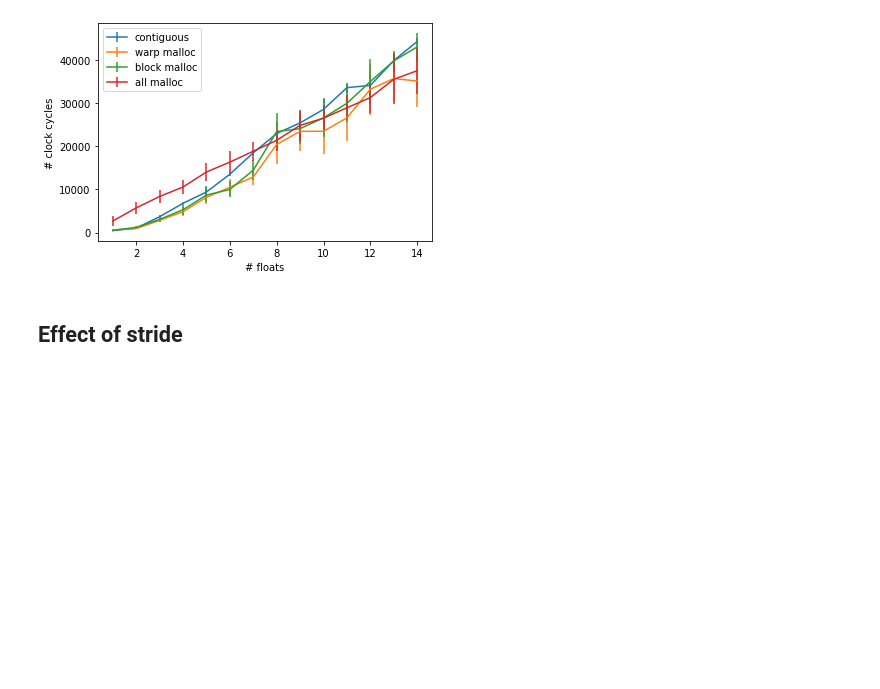
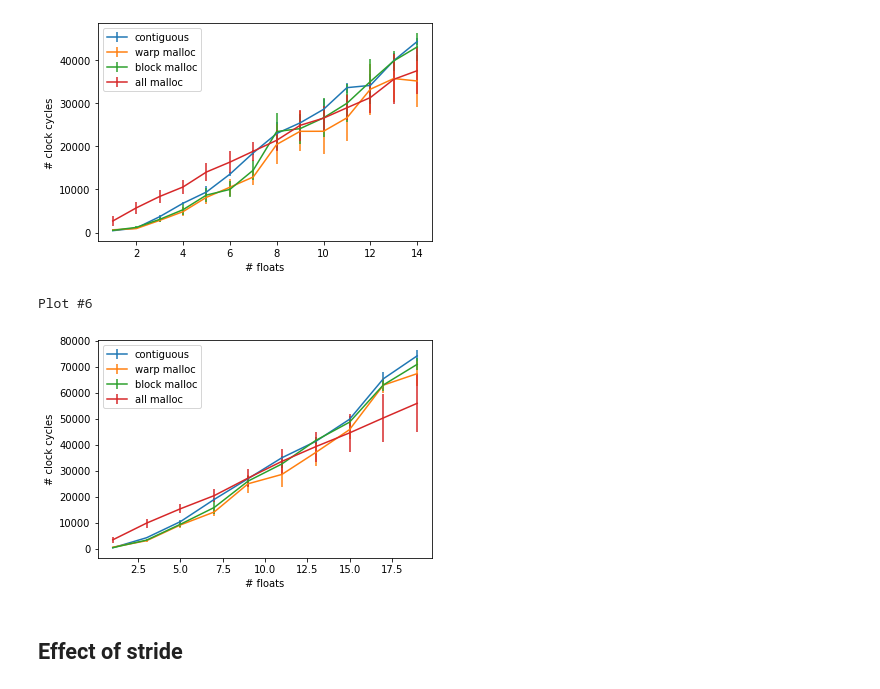
Before and after one commit to maerhart/dphpc-project, a Jupyter notebook: strided_benchmarks/plot_strided_benchmarks.ipynb, the cells around one changed output. Saved outputs shown, nothing was run; the diff lists cells and outputs as text; code cells hidden in the pictures; blank space fills up the shorter version.

Commit message:
Better plotting and versioning of plots

```diff
--- a/strided_benchmarks/plot_strided_benchmarks.ipynb
+++ b/strided_benchmarks/plot_strided_benchmarks.ipynb
@@ -123,6 +123,18 @@ plot_runtime_by_param(
 # %% [output]
 Plot #1
 [figure]
+# %%
+plot_runtime_by_param(
+    param_name="n_floats",
+    param_values=list(range(1, 20, 2)),
+    n_blocks=100,
+    n_threads_per_block=1024,
+    n_padding=0,
+    cache_warmup=1
+)
+# %% [output]
+Plot #6
+[figure, added]
 # %% [markdown]
 ## Effect of stride
 # %%
```
Also changed, not shown: parts of 1 cell of this notebook.
